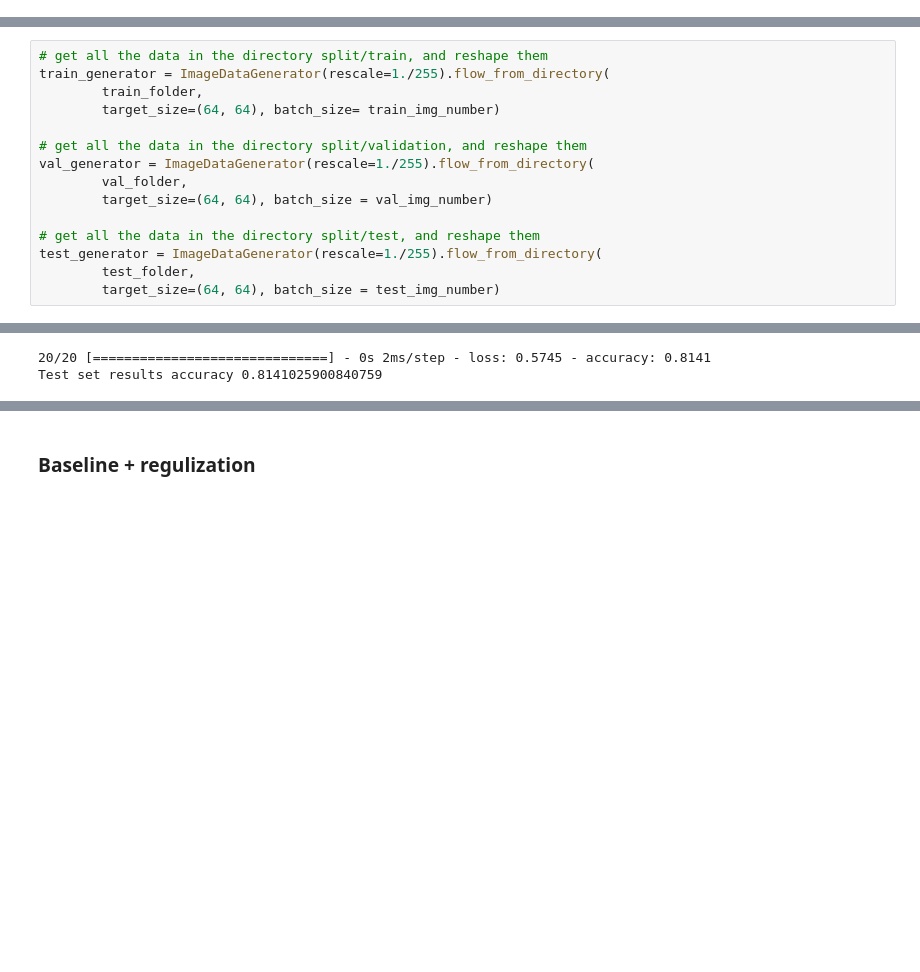
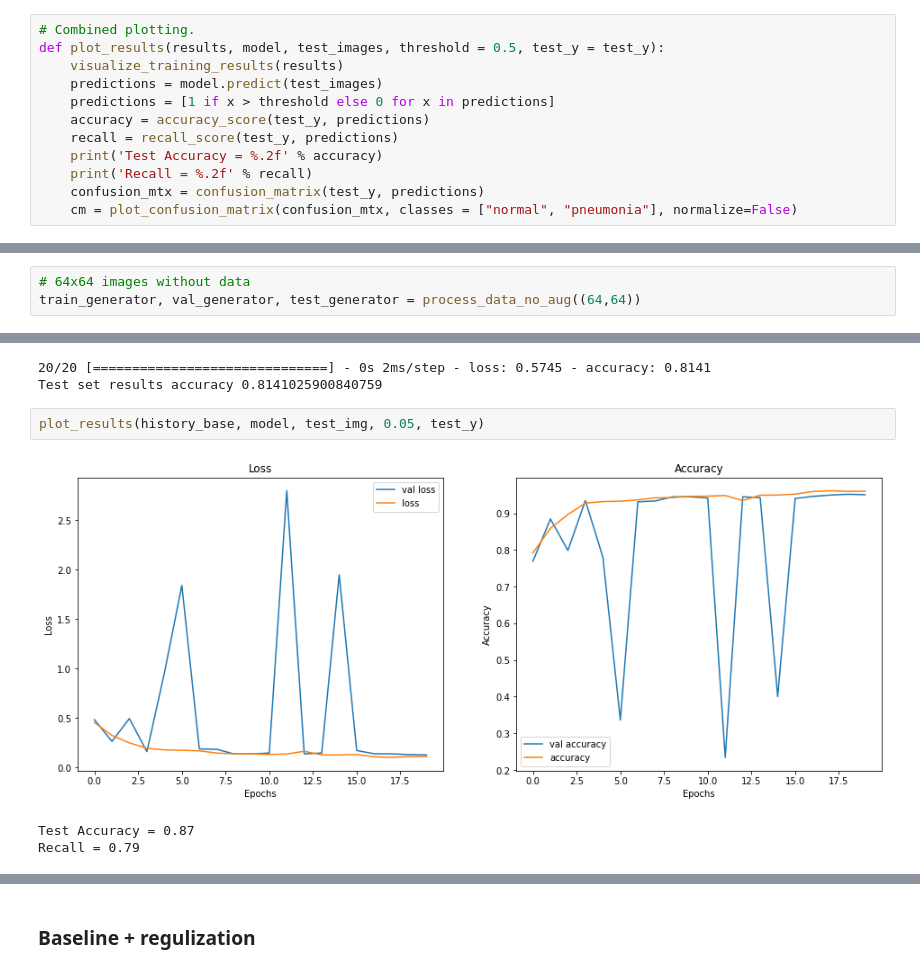
Before and after one commit to 314ka4y/Image_classification, a Jupyter notebook: Project_classification.ipynb, the cells around one changed output, grey strips where cells are left out. Drawn from its saved outputs; the diff is of its cells as text; blank space fills up the shorter version.

Commit message:
Confusion matrix

```diff
--- a/Project_classification.ipynb
+++ b/Project_classification.ipynb
@@ -385,2 +404,14 @@ def plot_confusion_matrix(cm, classes,
+# %%
+# Combined plotting.
+def plot_results(results, model, test_images, threshold = 0.5, test_y = test_y):
+    visualize_training_results(results)
+    predictions = model.predict(test_images)
+    predictions = [1 if x > threshold else 0 for x in predictions]
+    accuracy = accuracy_score(test_y, predictions)
+    recall = recall_score(test_y, predictions)
+    print('Test Accuracy = %.2f' % accuracy)
+    print('Recall = %.2f' % recall)
+    confusion_mtx = confusion_matrix(test_y, predictions)
+    cm = plot_confusion_matrix(confusion_mtx, classes = ["normal", "pneumonia"], normalize=False)
 # %% [markdown]
 ### Use a densely connected network as a baseline
@@ -387,17 +420,5 @@ def plot_confusion_matrix(cm, classes,
 # %%
-# get all the data in the directory split/train, and reshape them
-train_generator = ImageDataGenerator(rescale=1./255).flow_from_directory(
-        train_folder,
-        target_size=(64, 64), batch_size= train_img_number)
-
-# get all the data in the directory split/validation, and reshape them
-val_generator = ImageDataGenerator(rescale=1./255).flow_from_directory(
-        val_folder,
-        target_size=(64, 64), batch_size = val_img_number)
-
-# get all the data in the directory split/test, and reshape them
-test_generator = ImageDataGenerator(rescale=1./255).flow_from_directory(
-        test_folder,
-        target_size=(64, 64), batch_size = test_img_number)
+# 64x64 images without data
+train_generator, val_generator, test_generator = process_data_no_aug((64,64))
 # %% [output]
 Found 4963 images belonging to 2 classes.
@@ -506,3 +522,9 @@ print(f"Test set results accuracy {results_test[1]}")
 # %% [output]
 20/20 [==============================] - 0s 2ms/step - loss: 0.5745 - accuracy: 0.8141
 Test set results accuracy 0.8141025900840759
+# %%
+plot_results(history_base, model, test_img, 0.05, test_y)
+# %% [output]
+[figure, added]
+Test Accuracy = 0.87
+Recall = 0.79
```
Also changed, not shown: parts of 139 cells of this notebook.
